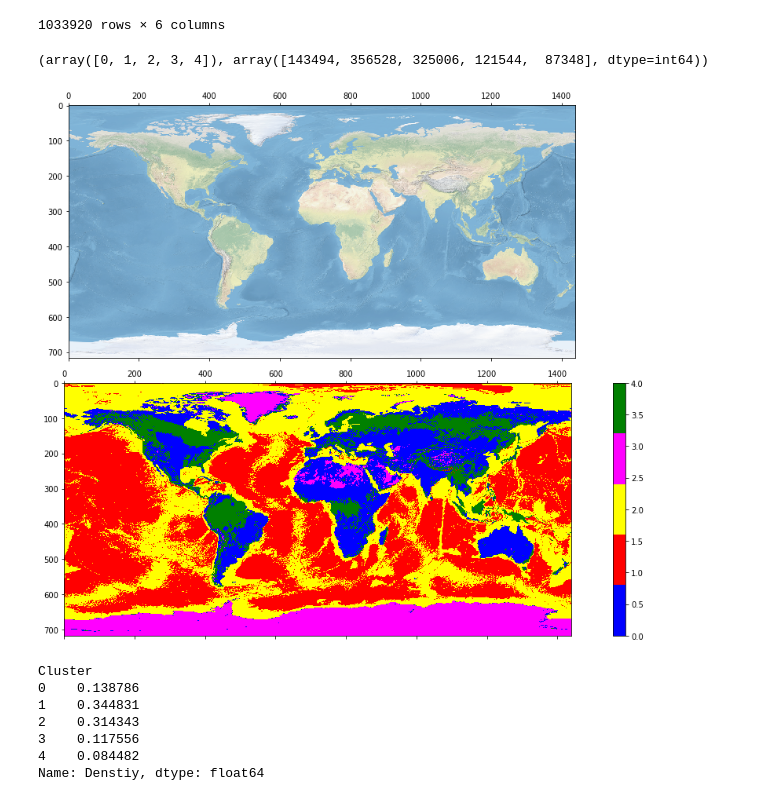
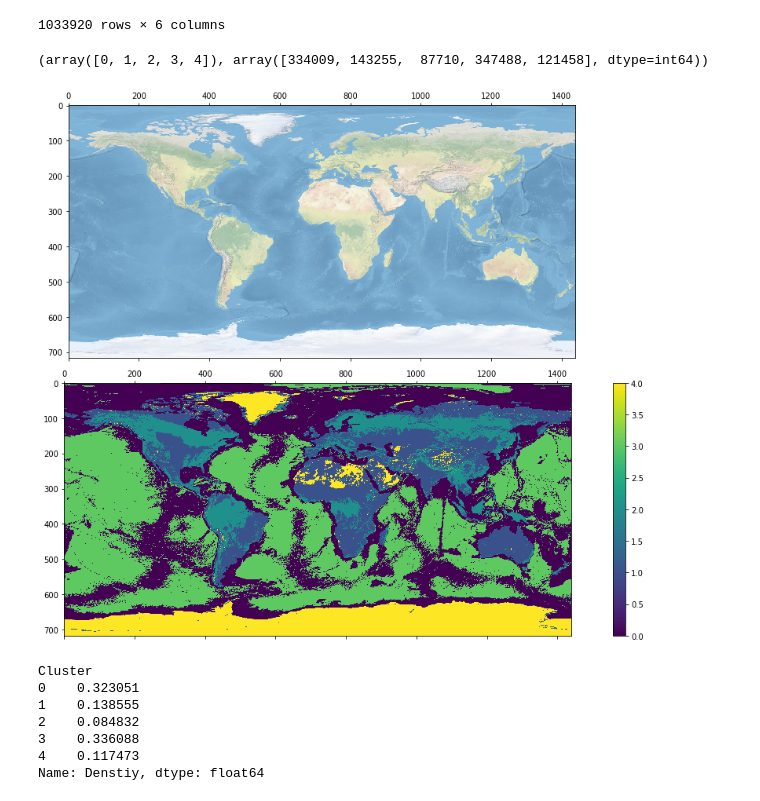
Before and after one commit to sina-programer/AI-Practices, a Jupyter notebook: Clustering-Areas/Model.ipynb, the cells around one changed output. Cells and saved outputs as stored; diff of their text form; code cells hidden in the pictures.

Commit message:
update `Clustering Areas`

```diff
--- a/Clustering-Areas/Model.ipynb
+++ b/Clustering-Areas/Model.ipynb
@@ -58,8 +9,8 @@ plt.show()
 # %%
 image = cv2.imread('world.png')
-image = image[:, :, ::-1]
-dims = image.shape[:-1]
-np.shape(image)
+image = image[:, :, ::-1]  # BGR to RGB
+dimensions = image.shape[:-1]  # (718, 1440)
+image.shape
 # %% [output]
 (718, 1440, 3)
 # %%
@@ -86,24 +37,21 @@ df[['Red', 'Green', 'Blue']] = image.reshape(-1, 3)
 | 1033919 | 225 | 227 | 230 | 1.894953 | 2.852458 | 4.201509 |
 1033920 rows × 6 columns
 # %%
-n = 5  # number of clusters
-cmap = ListedColormap(colors[:n])
-
-model = cluster.KMeans(n_clusters=n).fit(df[['Red', 'Green', 'Blue']])
+model = cluster.KMeans(n_clusters=5).fit(df[['Red', 'Green', 'Blue']])
 df['Cluster'] = model.labels_
 
 print(np.unique(model.labels_, return_counts=True))
 # %% [output]
-(array([0, 1, 2, 3, 4]), array([143494, 356528, 325006, 121544,  87348], dtype=int64))
+(array([0, 1, 2, 3, 4]), array([334009, 143255,  87710, 347488, 121458], dtype=int64))
 # %%
 fig, (ax_image, ax_label) = plt.subplots(ncols=1, nrows=2, figsize=(15, 10), tight_layout=True)
 
 ax_image.matshow(image)
 
-mat = ax_label.matshow(df['Cluster'].values.reshape(dims), cmap=cmap)
+mat = ax_label.matshow(df['Cluster'].values.reshape(dimensions))
 fig.colorbar(mappable=mat, ax=ax_label)
 
 plt.show()
 # %% [output]
-[figure, old version]
+[figure, new version]
 # %%
@@ -117,12 +65,12 @@ shallow = 2
 # %%
-stats = df.groupby('Cluster').agg({'R': lambda x: x.count() / len(df)})['R'].rename('Denstiy')
+stats = df.groupby('Cluster').agg({'Red': lambda x: x.count() / len(df)})['Red'].rename('Denstiy')
 stats
 # %% [output]
 Cluster
-0    0.138786
-1    0.344831
-2    0.314343
-3    0.117556
-4    0.084482
+0    0.323051
+1    0.138555
+2    0.084832
+3    0.336088
+4    0.117473
 Name: Denstiy, dtype: float64
 # %%
```
Also changed, not shown: parts of 10 cells of this notebook, 1 other file.
